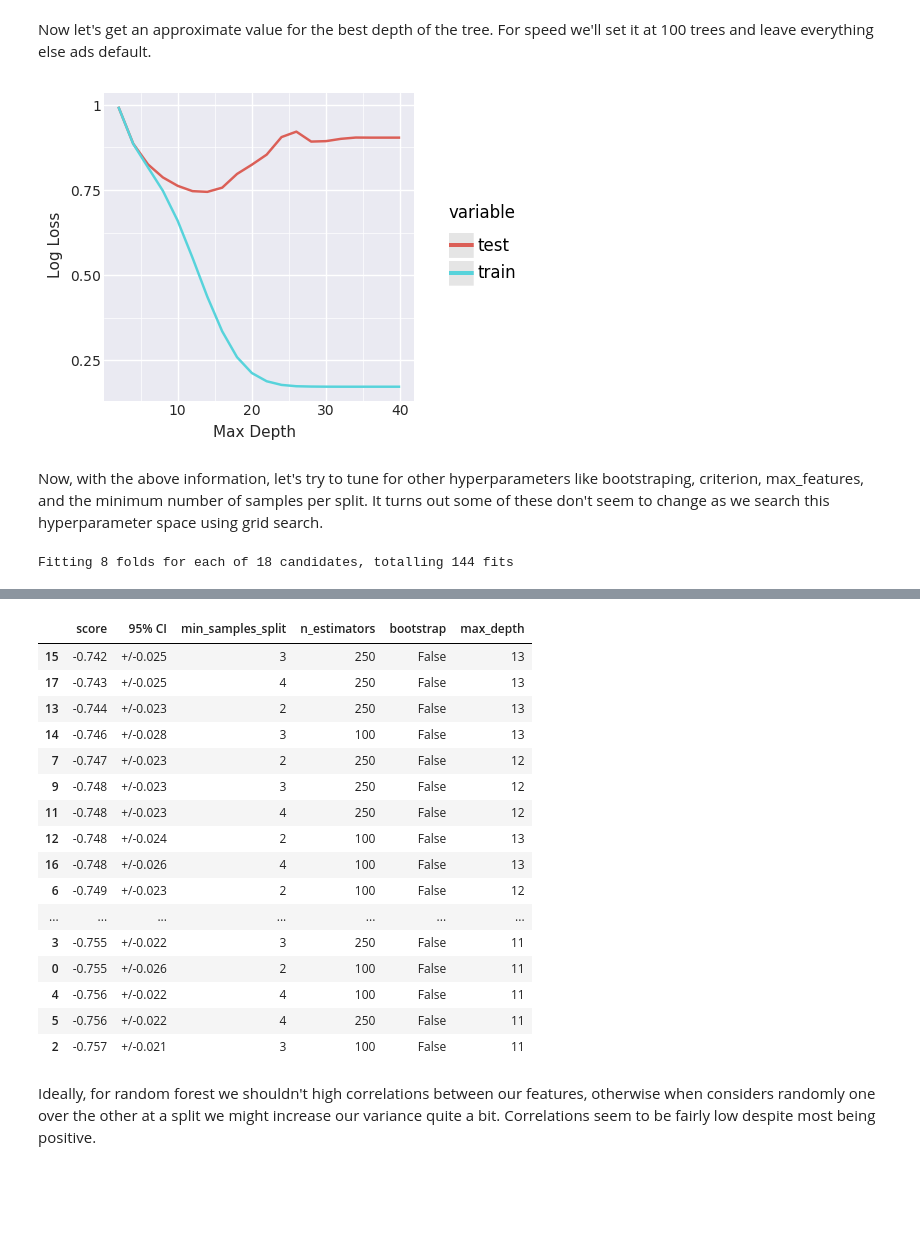
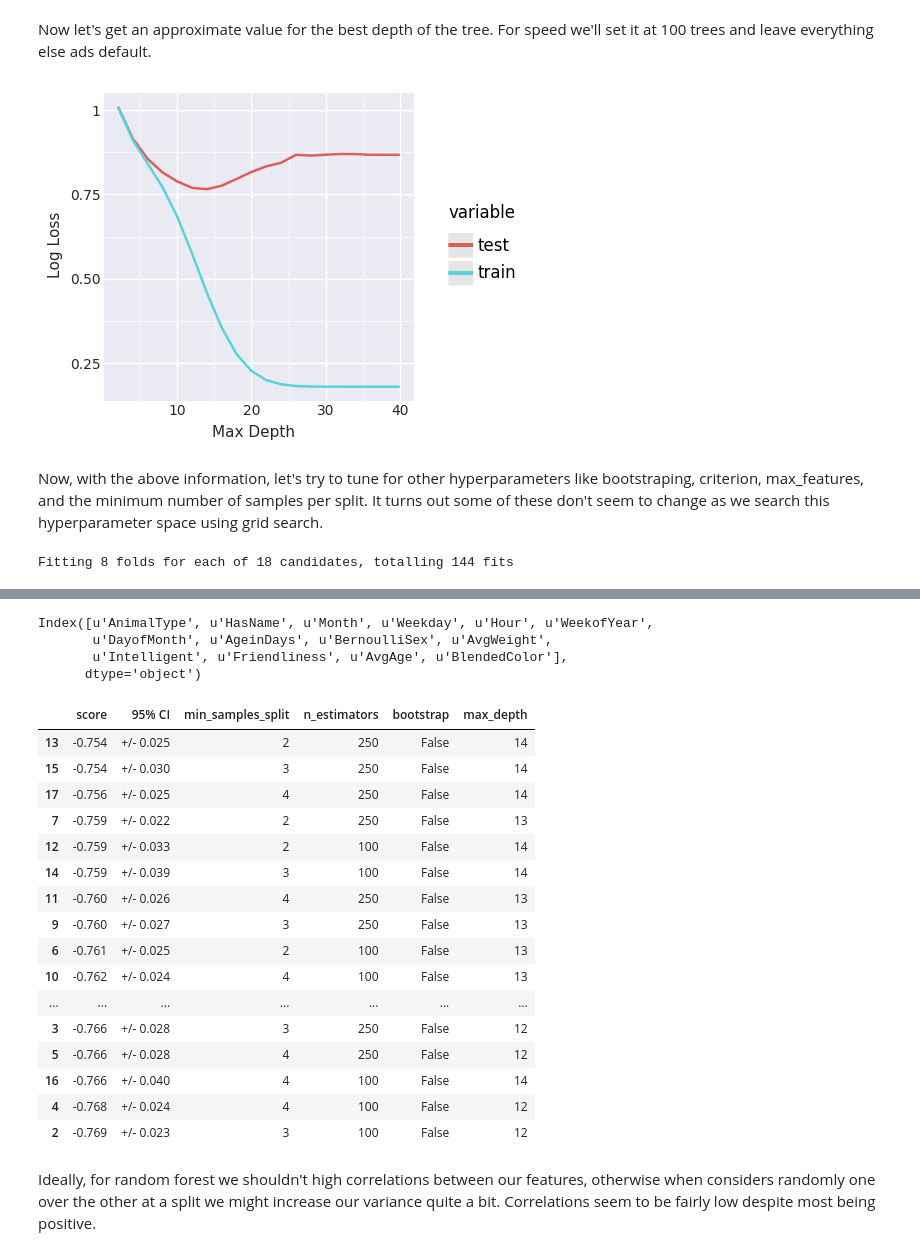
Before and after one commit to mspinelli/animal_shelter, a Jupyter notebook: Classify.ipynb, the cells around one changed output, grey strips where cells are left out. Cells and saved outputs as stored; diff of their text form; code cells hidden in the pictures; blank space fills up the shorter version.

```diff
--- a/Classify.ipynb
+++ b/Classify.ipynb
@@ -51,0 +19,13 @@ ICD.display(animals.tail())
+# %%
+pd.set_option('display.max_columns', None)
+
+animals_binary = pd.read_csv('binary_imputed_train.csv')
+#animals_binary.drop(['AnimalID', 'OutcomeSubtype'], axis=1, inplace=True)
+ICD.display(animals_binary.head())
+
+animals = pd.read_csv('imputed_train.csv')
+animals = animals.iloc[:, [2] + range(7, len(animals.columns))]
+animals.drop(['AnimalID', 'OutcomeSubtype'], axis=1, inplace=True)
+ot = animals.pop('OutcomeType')
+animals.insert(0, 'OutcomeType', ot)
+ICD.display(animals.head())
@@ -102,0 +74,14 @@ df.head()
+# %%
+encode_discrete_as_one_hot = False
+
+df = pd.DataFrame(animals.iloc[:, 0].copy())
+for c in animals.columns[1:]:
+    if c in continuous:
+        df[c] = animals[c]
+    elif c in discrete.keys():
+        if encode_discrete_as_one_hot:
+            df = pd.concat([df, pd.get_dummies(pd.Categorical(animals[c]), prefix=c)], axis=1)
+        else:
+            df[c] = pd.Categorical(animals[c], categories=discrete[c]).codes
+
+df.head()
@@ -362,31 +352,31 @@ def iteration(i):
         clf = RandomForestClassifier(n_estimators=100, max_depth=i,
                                      random_state=8, max_features='auto')
         loss = TrainTest([], [])
-        run_classifier_CV(clf, train[:3], test[:3], target_names, loss)
-        return (i, sum(loss.train) / 3, sum(loss.test) / 3)
+        run_classifier_CV(clf, train, test, target_names, loss)
+        return (i, sum(loss.train) / n_splits, sum(loss.test) / n_splits)
     except:
         import traceback
         traceback.print_exc()
 
 range_ = range(2, 42, 2)
-p = Pool(processes=8)
+p = Pool(processes=40)
 result = p.map(iteration, range_)
 p.close()
 p.join()
 
 plot_hypervariable(result, 'Max Depth')
 # %% [output]
-[figure, old version]
+[figure, new version]
 # %% [markdown]
 Now, with the above information, let's try to tune for other hyperparameters like bootstraping, criterion, max_features, and the minimum number of samples per split. It turns out some of these don't seem to change as we search this hyperparameter space using grid search.
 # %%
-X = data.loc[:, 1:]
+X = data.iloc[:, 1:]
 t = data.OutcomeType
 
 param = [{'n_estimators': [100, 250],          # to see if no. trees optimize other parmas differently
-          'max_depth': [11, 12, 13],
+          'max_depth': [12, 13, 14],
 #           'criterion': ['gini', 'entropy'],  # entropy < gini -- In all cases I've seen, so remove
-#           'max_features': ['sqrt', 'log2'],  # log2 ~= sqrt -- ditto (ugh log2 and sqrt of 10 = floor 3)
+#           'max_features': ['sqrt', 'log2'],  # log2 ~= sqrt -- ditto
           'bootstrap': [False],                # True < False -- ditto
           'min_samples_split': [2, 3, 4]}]
 
@@ -397,6 +387,8 @@ clf = GridSearchCV(rf_clf, param, scoring=ln_loss_scorer, n_jobs=-1,
 
 clf.fit(X, t)
 
+print X.columns
+
 print_grid_cv_results(clf, X, t)
 # %% [output]
 Fitting 8 folds for each of 18 candidates, totalling 144 fits
@@ -405,20 +396,24 @@ Fitting 8 folds for each of 18 candidates, totalling 144 fits
+Index([u'AnimalType', u'HasName', u'Month', u'Weekday', u'Hour', u'WeekofYear',
+       u'DayofMonth', u'AgeinDays', u'BernoulliSex', u'AvgWeight',
+       u'Intelligent', u'Friendliness', u'AvgAge', u'BlendedColor'],
+      dtype='object')
 |  | score | 95% CI | min_samples_split | n_estimators | bootstrap | max_depth |
-| 15 | -0.742 | +/-0.025 | 3 | 250 | False | 13 |
-| 17 | -0.743 | +/-0.025 | 4 | 250 | False | 13 |
-| 13 | -0.744 | +/-0.023 | 2 | 250 | False | 13 |
-| 14 | -0.746 | +/-0.028 | 3 | 100 | False | 13 |
-| 7 | -0.747 | +/-0.023 | 2 | 250 | False | 12 |
-| 9 | -0.748 | +/-0.023 | 3 | 250 | False | 12 |
-| 11 | -0.748 | +/-0.023 | 4 | 250 | False | 12 |
-| 12 | -0.748 | +/-0.024 | 2 | 100 | False | 13 |
-| 16 | -0.748 | +/-0.026 | 4 | 100 | False | 13 |
-| 6 | -0.749 | +/-0.023 | 2 | 100 | False | 12 |
+| 13 | -0.754 | +/- 0.025 | 2 | 250 | False | 14 |
+| 15 | -0.754 | +/- 0.030 | 3 | 250 | False | 14 |
+| 17 | -0.756 | +/- 0.025 | 4 | 250 | False | 14 |
+| 7 | -0.759 | +/- 0.022 | 2 | 250 | False | 13 |
+| 12 | -0.759 | +/- 0.033 | 2 | 100 | False | 14 |
+| 14 | -0.759 | +/- 0.039 | 3 | 100 | False | 14 |
+| 11 | -0.760 | +/- 0.026 | 4 | 250 | False | 13 |
+| 9 | -0.760 | +/- 0.027 | 3 | 250 | False | 13 |
+| 6 | -0.761 | +/- 0.025 | 2 | 100 | False | 13 |
+| 10 | -0.762 | +/- 0.024 | 4 | 100 | False | 13 |
 | ... | ... | ... | ... | ... | ... | ... |
-| 3 | -0.755 | +/-0.022 | 3 | 250 | False | 11 |
-| 0 | -0.755 | +/-0.026 | 2 | 100 | False | 11 |
-| 4 | -0.756 | +/-0.022 | 4 | 100 | False | 11 |
-| 5 | -0.756 | +/-0.022 | 4 | 250 | False | 11 |
-| 2 | -0.757 | +/-0.021 | 3 | 100 | False | 11 |
+| 3 | -0.766 | +/- 0.028 | 3 | 250 | False | 12 |
+| 5 | -0.766 | +/- 0.028 | 4 | 250 | False | 12 |
+| 16 | -0.766 | +/- 0.040 | 4 | 100 | False | 14 |
+| 4 | -0.768 | +/- 0.024 | 4 | 100 | False | 12 |
+| 2 | -0.769 | +/- 0.023 | 3 | 100 | False | 12 |
 # %% [markdown]
 Ideally, for random forest we shouldn't high correlations between our features, otherwise when considers randomly one over the other at a split we might increase our variance quite a bit. Correlations seem to be fairly low despite most being positive.
 # %%
```
Also changed, not shown: parts of 15 cells of this notebook, 9 other files.
